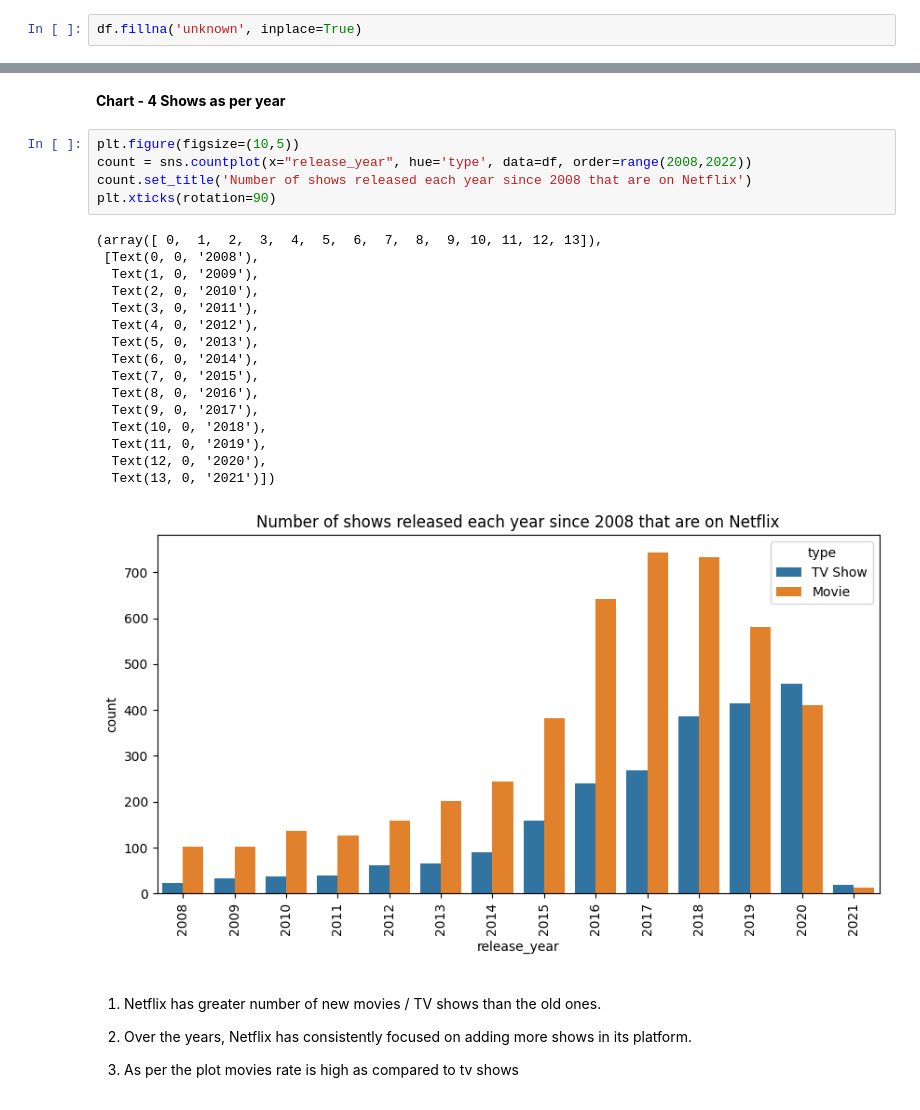
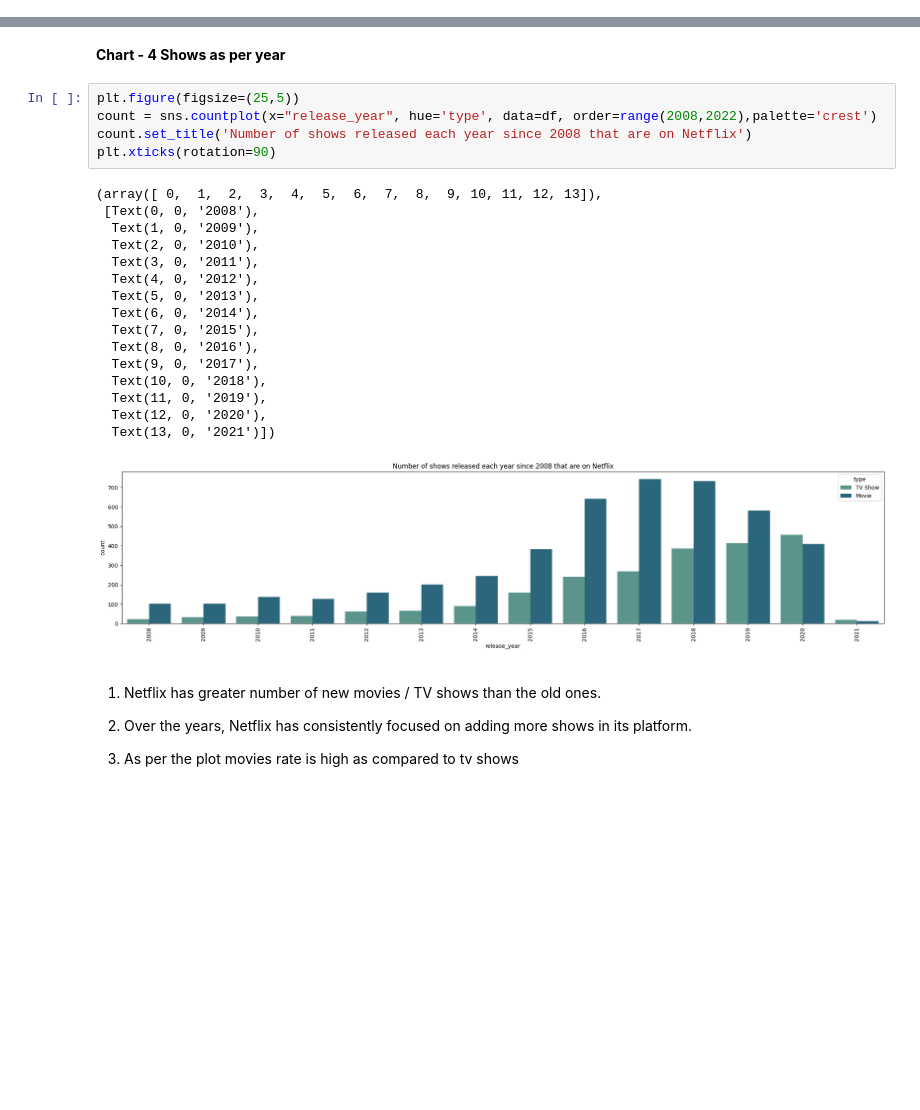
Before and after one commit to kunalNbadgujar/Netflix-Movies-and-TV-Shows-Clustering, a Jupyter notebook: Netflix_Movies_and_TV_shows_Clustering.ipynb, the cells around one changed output, grey strips where cells are left out. Cells and saved outputs as stored; diff of their text form; blank space fills up the shorter version.

```diff
--- a/Netflix_Movies_and_TV_shows_Clustering.ipynb
+++ b/Netflix_Movies_and_TV_shows_Clustering.ipynb
@@ -189,5 +191,3 @@ description        0
 dtype: int64
 # %%
 # we see that columns ( direcor , cast , country , date_addded ) cantains some null values, So we have to deal with them,
-# %%
-df.fillna('unknown', inplace=True)
@@ -335,27 +339,27 @@ most of the movie and tv shows have rating of TV-MA (Mature Audiance) then follo
 # %% [markdown]
 **Chart - 4 Shows as per year**
 # %%
-plt.figure(figsize=(10,5))
-count = sns.countplot(x="release_year", hue='type', data=df, order=range(2008,2022))
+plt.figure(figsize=(25,5))
+count = sns.countplot(x="release_year", hue='type', data=df, order=range(2008,2022),palette='crest')
 count.set_title('Number of shows released each year since 2008 that are on Netflix')
 plt.xticks(rotation=90)
 # %% [output]
 (array([ 0,  1,  2,  3,  4,  5,  6,  7,  8,  9, 10, 11, 12, 13]),
  [Text(0, 0, '2008'),
   Text(1, 0, '2009'),
   Text(2, 0, '2010'),
   Text(3, 0, '2011'),
   Text(4, 0, '2012'),
   Text(5, 0, '2013'),
   Text(6, 0, '2014'),
   Text(7, 0, '2015'),
   Text(8, 0, '2016'),
   Text(9, 0, '2017'),
   Text(10, 0, '2018'),
   Text(11, 0, '2019'),
   Text(12, 0, '2020'),
   Text(13, 0, '2021')])
-[figure, old version]
+[figure, new version]
 # %% [markdown]
 1. Netflix has greater number of new movies / TV shows than the old ones.
 
```
Also changed, not shown: parts of 64 cells of this notebook.
